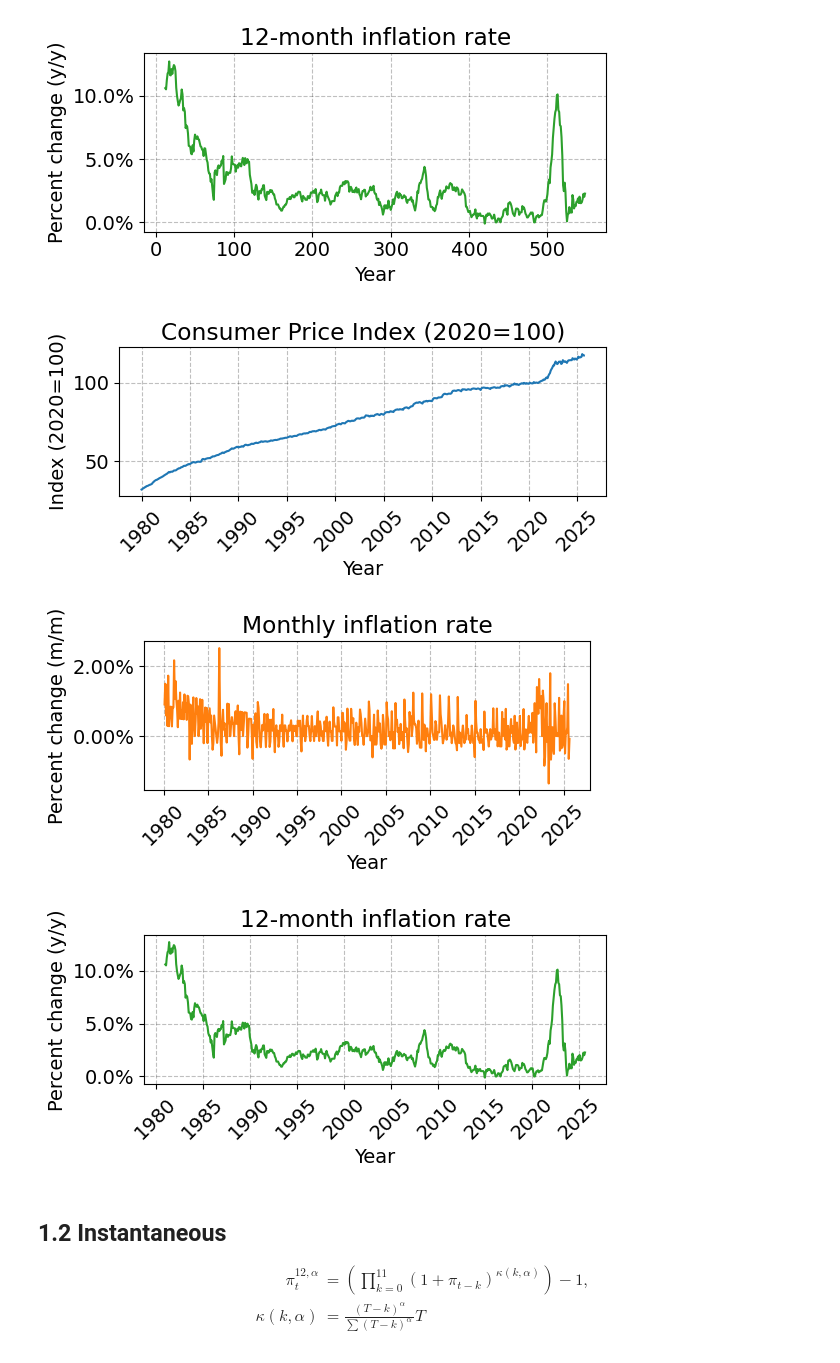
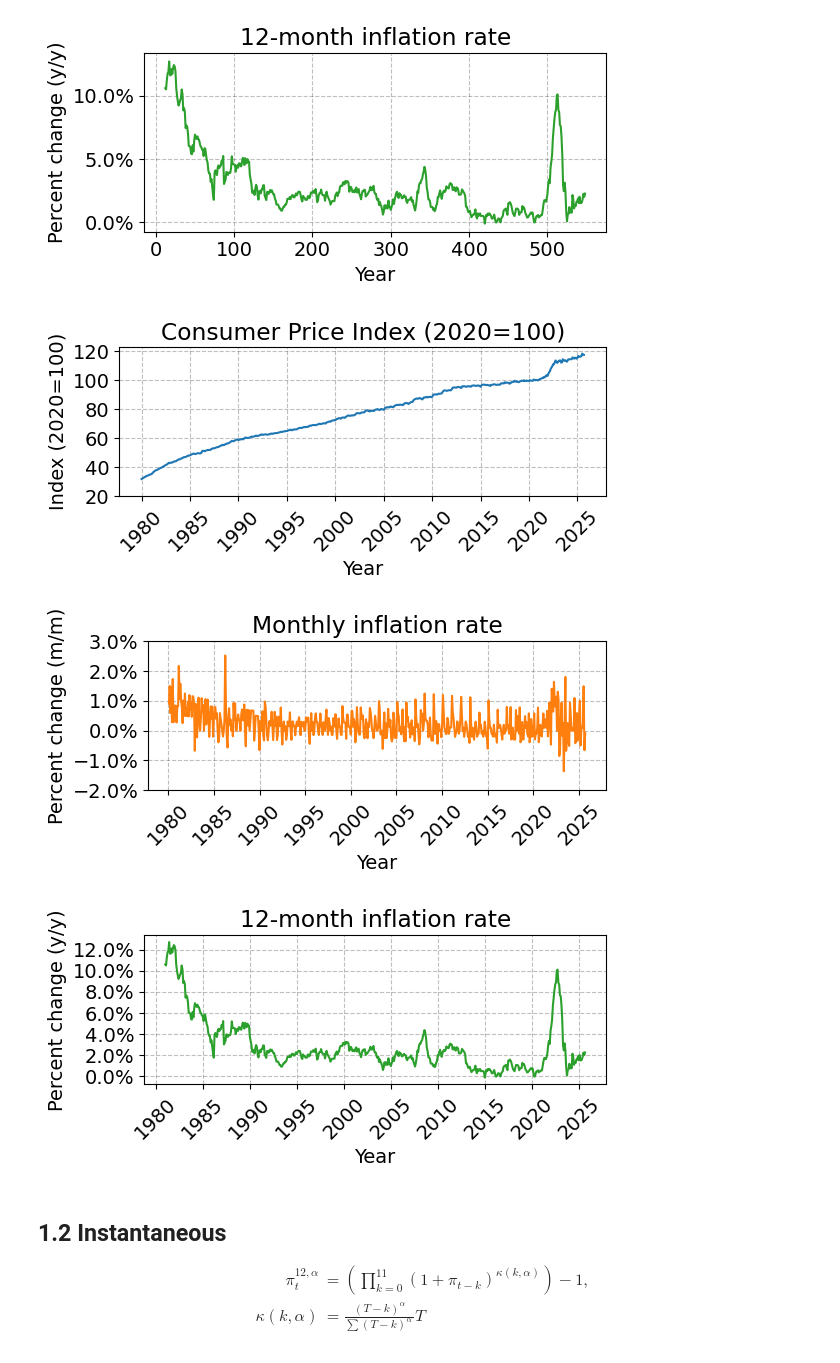
Before and after one commit to fgv916/ProgEconFgv916, a Jupyter notebook: FTV_project_1.ipynb, the cells around one changed output. Cells and saved outputs as stored; diff of their text form; code cells hidden in the pictures.

```diff
--- a/FTV_project_1.ipynb
+++ b/FTV_project_1.ipynb
@@ -134,36 +134,39 @@ fig, ax = plt.subplots(figsize=(6,3))
 ax.plot(cpi['Time'], cpi['P_2020=100'], color=colors[0])
 ax.set_title('Consumer Price Index (2020=100)')
 ax.set_xlabel('Year')
 ax.set_ylabel('Index (2020=100)')
+ax.set_yticks([20, 40, 60, 80, 100, 120])
 plt.xticks(rotation=45)
 plt.tight_layout()
 plt.show()
 
 # b) month to month inflation
 fig, ax = plt.subplots(figsize=(6,3))
 ax.plot(cpi['Time'], cpi['pi'], color=colors[1])
 ax.set_title('Monthly inflation rate')
 ax.set_xlabel('Year')
 ax.set_ylabel('Percent change (m/m)')
+ax.set_yticks([-0.02, -0.01, 0, 0.01, 0.02, 0.03])
 ax.yaxis.set_major_formatter(plt.matplotlib.ticker.PercentFormatter(1.0))
 plt.xticks(rotation=45)
 plt.tight_layout()
 plt.show()
 
 # c) 12-month inflation
 fig, ax = plt.subplots(figsize=(6,3))
 ax.plot(cpi['Time'], cpi['pi12'], color=colors[2])
 ax.set_title('12-month inflation rate')
 ax.set_xlabel('Year')
 ax.set_ylabel('Percent change (y/y)')
+ax.set_yticks([0, 0.02, 0.04, 0.06, 0.08, 0.1, 0.12])
 ax.yaxis.set_major_formatter(plt.matplotlib.ticker.PercentFormatter(1.0))
 plt.xticks(rotation=45)
 plt.tight_layout()
 plt.show()
 # %% [output]
-[figure, old version]
+[figure, new version]
-[figure, old version]
+[figure, new version]
-[figure, old version]
+[figure, new version]
 # %% [markdown]
 ## 1.2 Instantaneous
 $$
```
